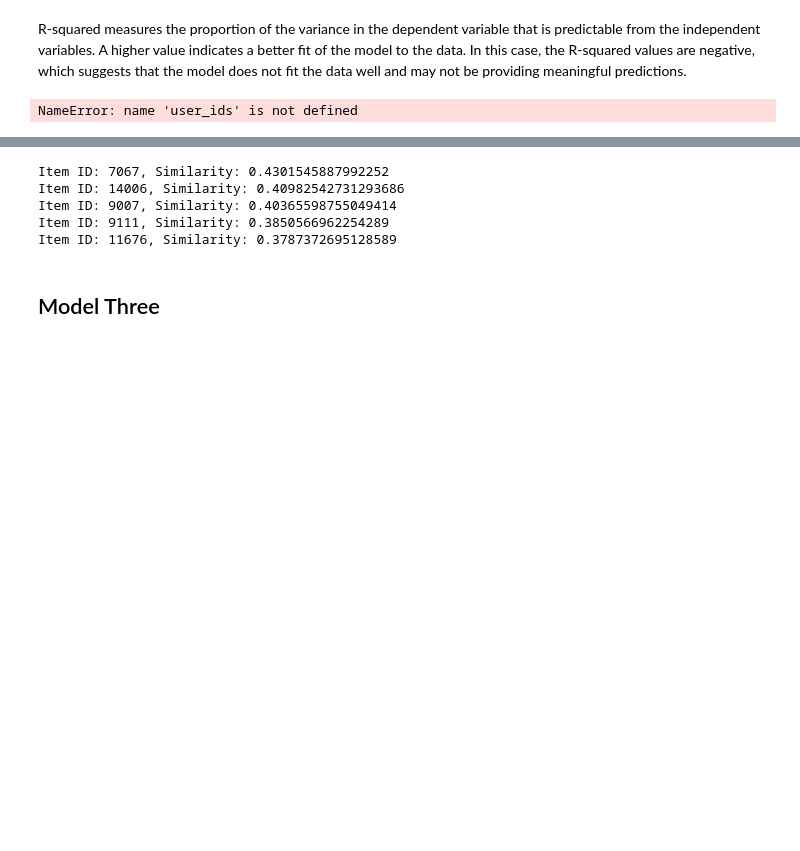
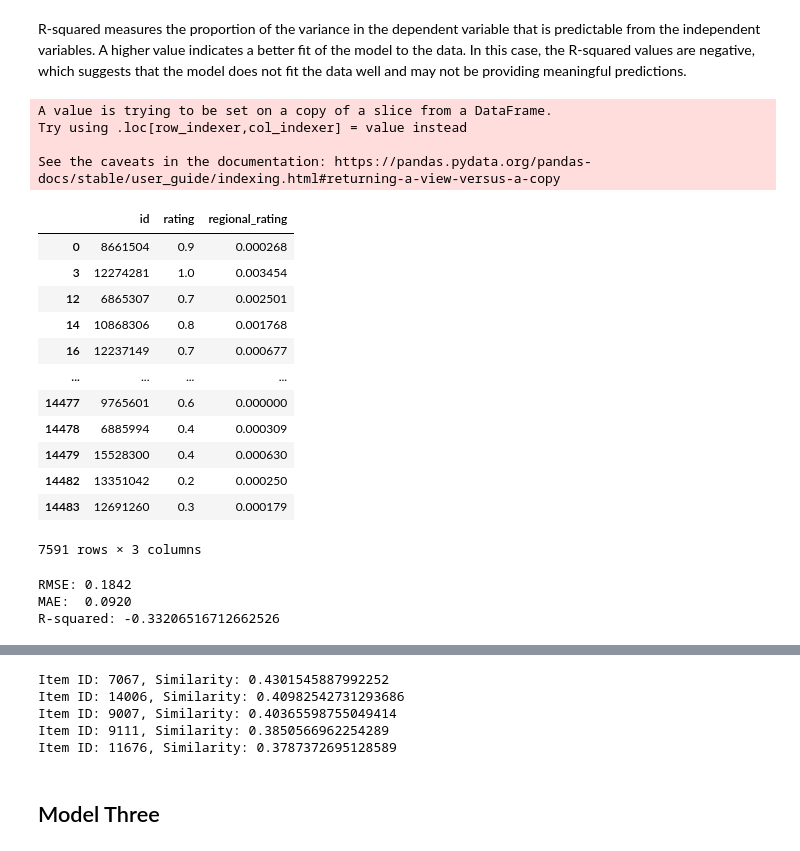
Before and after one commit to R3TR0Quan/travel-destination-recommendation-sys, a Jupyter notebook: misc_notebooks/ian.ipynb, the cells around one changed output, grey strips where cells are left out. Drawn from its saved outputs; the diff is of its cells as text; code cells hidden in the pictures; blank space fills up the shorter version.

```diff
--- a/misc_notebooks/ian.ipynb
+++ b/misc_notebooks/ian.ipynb
@@ -1502,16 +1585,2 @@ R-squared for Set 7: -0.05409128115369177
 # %% [markdown]
 R-squared measures the proportion of the variance in the dependent variable that is predictable from the independent variables. A higher value indicates a better fit of the model to the data. In this case, the R-squared values are negative, which suggests that the model does not fit the data well and may not be providing meaningful predictions.
-# %%
-# Loop through the ratings lists
-for i in range(len(actual_ratings_list)):
-    actual_ratings = actual_ratings_list[i]
-    predicted_ratings = predicted_ratings_list[i]
-
-    # Convert the ratings to the expected format
-    predictions = [(uid, iid, true_r, est, _) for uid, iid, true_r, est in zip(user_ids, item_ids, actual_ratings, predicted_ratings)]
-
-    # Calculate the MAE value
-    mae_value = sup_accuracy.mae(predictions)
-    metrics['mae'] = mae_value
-# %% [output]
-NameError: name 'user_ids' is not defined
@@ -1521,0 +1587,58 @@ metrics = {}
+# %%
+from sklearn.preprocessing import MinMaxScaler
+clean_df_scaled = clean_df[[ 'id', 'regional_rating', 'rating']]
+# Apply MinMaxScaler to 'rating' and 'Rank' columns
+scaler = MinMaxScaler()
+clean_df_scaled[['rating', 'regional_rating']] = scaler.fit_transform(clean_df[['rating', 'regional_rating']])
+
+clean_df_scaled[['id', 'rating', 'regional_rating']]
+# %% [output]
+A value is trying to be set on a copy of a slice from a DataFrame.
+Try using .loc[row_indexer,col_indexer] = value instead
+
+See the caveats in the documentation: https://pandas.pydata.org/pandas-docs/stable/user_guide/indexing.html#returning-a-view-versus-a-copy
+|  | id | rating | regional_rating |
+| 0 | 8661504 | 0.9 | 0.000268 |
+| 3 | 12274281 | 1.0 | 0.003454 |
+| 12 | 6865307 | 0.7 | 0.002501 |
+| 14 | 10868306 | 0.8 | 0.001768 |
+| 16 | 12237149 | 0.7 | 0.000677 |
+| ... | ... | ... | ... |
+| 14477 | 9765601 | 0.6 | 0.000000 |
+| 14478 | 6885994 | 0.4 | 0.000309 |
+| 14479 | 15528300 | 0.4 | 0.000630 |
+| 14482 | 13351042 | 0.2 | 0.000250 |
+| 14483 | 12691260 | 0.3 | 0.000179 |
+7591 rows × 3 columns
+# %%
+# Load the data into Surprise Dataset format
+reader = Reader(rating_scale=(1, 5))
+data = Dataset.load_from_df(clean_df_scaled[['id','regional_rating', 'rating']], reader)
+
+# Split the data into train and test sets
+trainset, testset = train_test_split(data, test_size=0.2, random_state=42)
+
+# Define the item-based collaborative filtering model
+model8 = SVDpp(random_state=42)
+
+# Train the model
+model8.fit(trainset)
+
+# Make predictions on the test set
+predictions8 = model8.test(testset)
+
+# Evaluate the model using RMSE
+rmse_score8 = sup_accuracy.rmse(predictions8)
+mae8 = sup_accuracy.mae(predictions8)
+
+# Extract the actual ratings and predicted ratings from the predictions
+actual_ratings8 = [pred.r_ui for pred in predictions8]
+predicted_ratings8 = [pred.est for pred in predictions8]
+
+# Calculate the R-squared value
+r_squared8 = r2_score(actual_ratings8, predicted_ratings8)
+print("R-squared:", r_squared8)
+# %% [output]
+RMSE: 0.1842
+MAE:  0.0920
+R-squared: -0.33206516712662526
```
Also changed, not shown: parts of 53 cells of this notebook, 1 other file.
